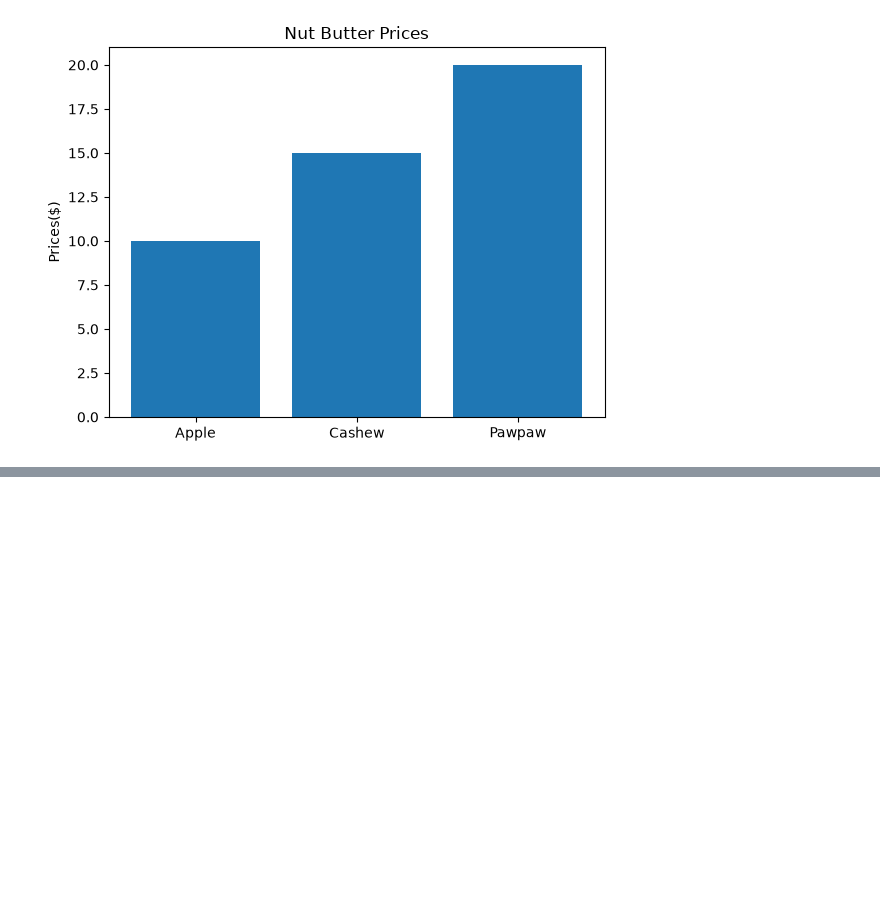
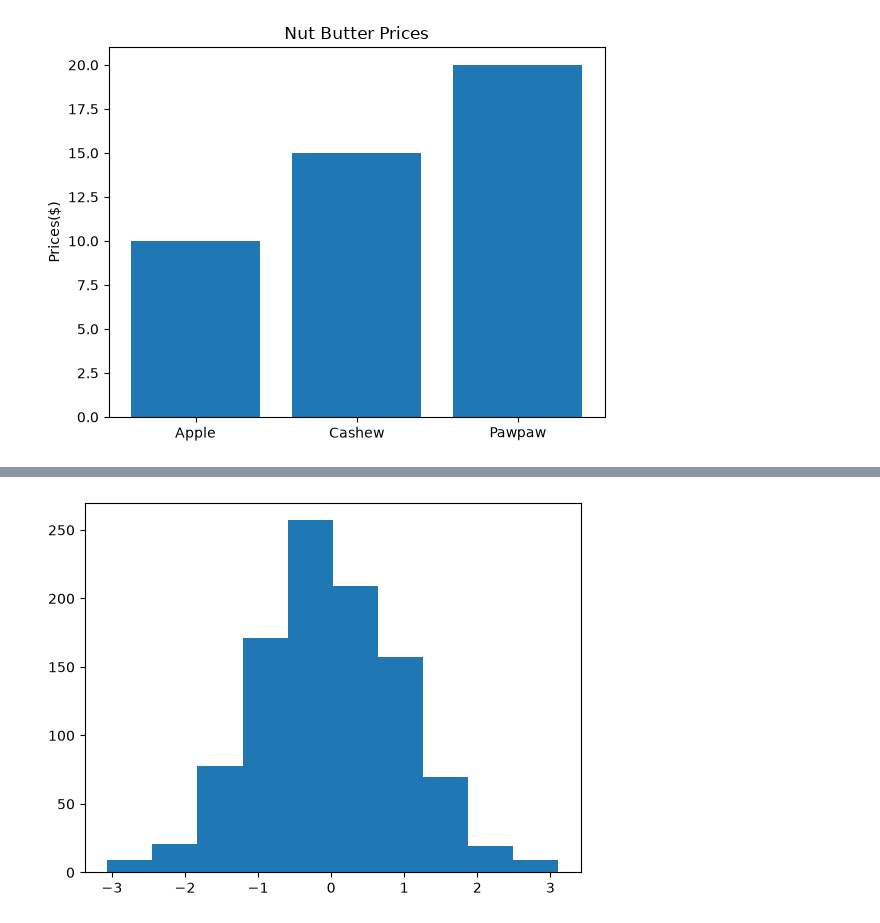
Before and after one commit to ayinde-xyz/ml-learn, a Jupyter notebook: matplotlib_learn.ipynb, the cells around one changed output, grey strips where cells are left out. Drawn from its saved outputs; the diff is of its cells as text; code cells hidden in the pictures; blank space fills up the shorter version.

```diff
--- a/matplotlib_learn.ipynb
+++ b/matplotlib_learn.ipynb
@@ -99,0 +105,7 @@ ax.set_ylabel("Prices($)");
+# %%
+x = np.random.randn(1000)
+fig, ax = plt.subplots()
+
+ax.hist(x);
+# %% [output]
+[figure, added]
```
Also changed, not shown: parts of 3 cells of this notebook.
